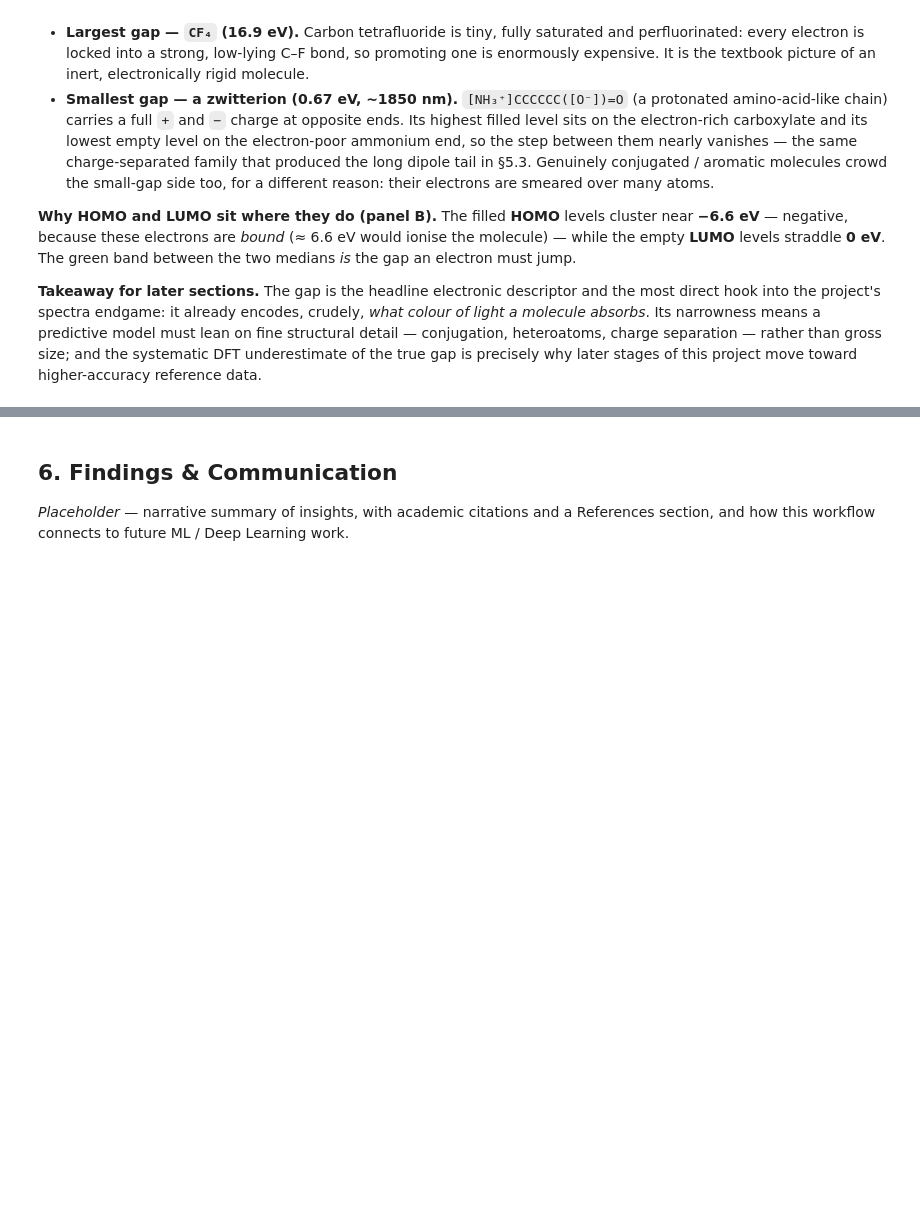
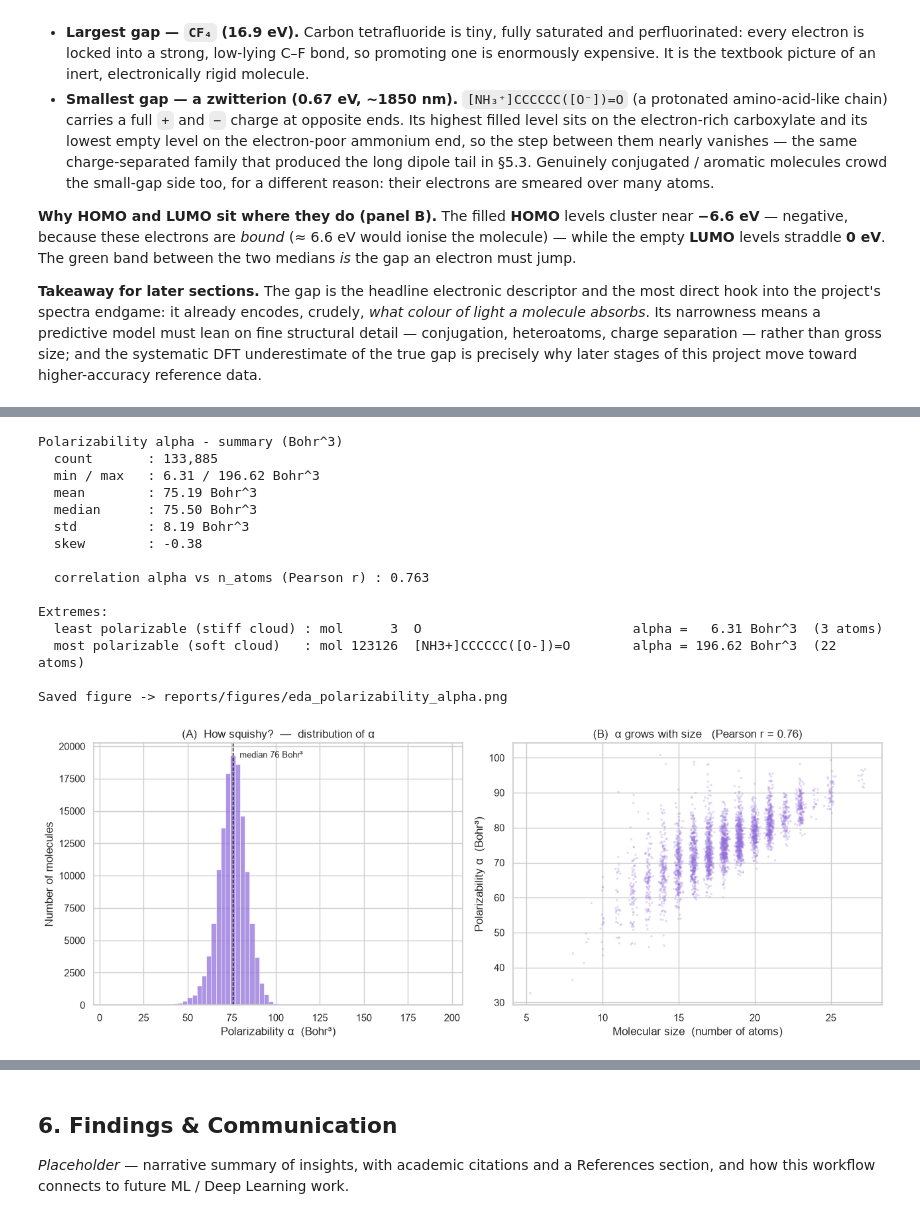
Before and after one commit to thebreadishard/ai-programming-foundations-project, a Jupyter notebook: notebooks/qm9_workflow.ipynb, the cells around one changed output, grey strips where cells are left out. Cells and saved outputs as stored; diff of their text form; code cells hidden in the pictures; blank space fills up the shorter version.

Commit message:
Add section 5.5 polarizability (alpha) EDA with figure and findings

```diff
--- a/notebooks/qm9_workflow.ipynb
+++ b/notebooks/qm9_workflow.ipynb
@@ -1574,0 +1610,75 @@ higher-accuracy reference data.
+# %%
+# 5.5 Polarizability alpha (isotropic, in Bohr^3 = atomic unit of volume): how easily the
+# electron cloud is distorted by an external electric field. Unlike the *permanent* dipole mu
+# (sec 5.3), alpha is an *induced* response - the cloud's "squishiness". It should grow with the
+# number/looseness of electrons, so we also test how tightly it tracks molecular size n_atoms.
+alpha = qm9["alpha"]
+n_atoms = qm9["n_atoms"]
+
+summary = summarize_distribution(alpha, "alpha")
+print("Polarizability alpha - summary (Bohr^3)")
+print(f"  count       : {summary['count']:,.0f}")
+print(f"  min / max   : {summary['min']:.2f} / {summary['max']:.2f} Bohr^3")
+print(f"  mean        : {summary['mean']:.2f} Bohr^3")
+print(f"  median      : {summary['median']:.2f} Bohr^3")
+print(f"  std         : {summary['std']:.2f} Bohr^3")
+print(f"  skew        : {summary['skew']:.2f}")
+
+# How tightly does polarizability track molecular size? (Pearson correlation)
+corr = float(alpha.corr(n_atoms))
+print(f"\n  correlation alpha vs n_atoms (Pearson r) : {corr:.3f}")
+
+smiles = qm9_identifiers["smiles_gdb17"]
+i_low, i_high = alpha.idxmin(), alpha.idxmax()
+print("\nExtremes:")
+print(f"  least polarizable (stiff cloud) : mol {i_low:>6}  {smiles.loc[i_low]:<26}"
+      f"  alpha = {alpha.loc[i_low]:6.2f} Bohr^3  ({n_atoms.loc[i_low]} atoms)")
+print(f"  most polarizable (soft cloud)   : mol {i_high:>6}  {smiles.loc[i_high]:<26}"
+      f"  alpha = {alpha.loc[i_high]:6.2f} Bohr^3  ({n_atoms.loc[i_high]} atoms)")
+
+# ---- Figure: (A) alpha distribution; (B) alpha vs molecular size ----
+fig, (axA, axB) = plt.subplots(1, 2, figsize=(13, 5))
+
+# (A) Distribution of polarizability.
+sns.histplot(alpha, bins=70, color="mediumpurple", ax=axA)
+topA = axA.get_ylim()[1]
+axA.axvline(summary["median"], color="black", ls="--", lw=1)
+axA.text(summary["median"] + 4, topA * 0.97, f"median {summary['median']:.0f} Bohr³",
+         fontsize=9, va="top")
+axA.set_xlabel("Polarizability α  (Bohr³)")
+axA.set_ylabel("Number of molecules")
+axA.set_title("(A)  How squishy?  —  distribution of α")
+
+# (B) Polarizability vs molecular size. A random sample keeps the scatter legible, and a small
+# horizontal jitter spreads the integer atom-counts so the trend is visible rather than stacked
+# into vertical stripes. The tight upward band shows alpha is largely a size / electron-count story.
+sample = alpha.sample(min(4000, len(alpha)), random_state=RANDOM_SEED).index
+jitter = np.random.default_rng(RANDOM_SEED).normal(0, 0.12, size=len(sample))
+axB.scatter(n_atoms.loc[sample] + jitter, alpha.loc[sample], s=6, alpha=0.25,
+            color="mediumpurple", edgecolor="none")
+axB.set_xlabel("Molecular size  (number of atoms)")
+axB.set_ylabel("Polarizability α  (Bohr³)")
+axB.set_title(f"(B)  α grows with size   (Pearson r = {corr:.2f})")
+
+fig.tight_layout()
+fig_path = FIGURES / "eda_polarizability_alpha.png"
+fig.savefig(fig_path, dpi=150)
+print(f"\nSaved figure -> {fig_path.relative_to(PROJECT_ROOT).as_posix()}")
+plt.show()
+# %% [output]
+Polarizability alpha - summary (Bohr^3)
+  count       : 133,885
+  min / max   : 6.31 / 196.62 Bohr^3
+  mean        : 75.19 Bohr^3
+  median      : 75.50 Bohr^3
+  std         : 8.19 Bohr^3
+  skew        : -0.38
+
+  correlation alpha vs n_atoms (Pearson r) : 0.763
+
+Extremes:
+  least polarizable (stiff cloud) : mol      3  O                           alpha =   6.31 Bohr^3  (3 atoms)
+  most polarizable (soft cloud)   : mol 123126  [NH3+]CCCCCC([O-])=O        alpha = 196.62 Bohr^3  (22 atoms)
+
+Saved figure -> reports/figures/eda_polarizability_alpha.png
+[figure, added]
```
Also changed, not shown: parts of 2 cells of this notebook, 1 other file.
